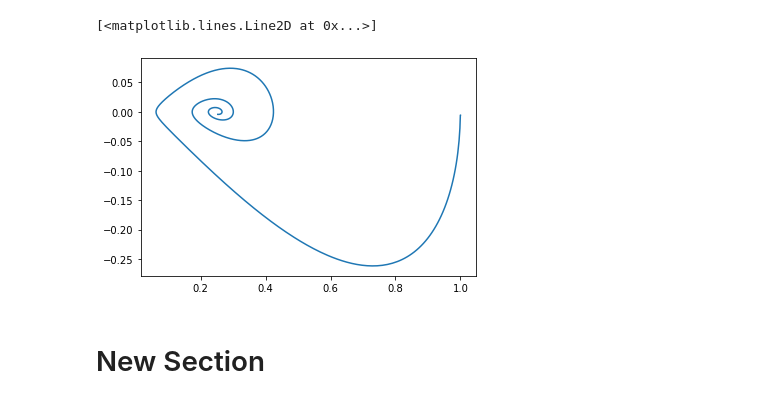
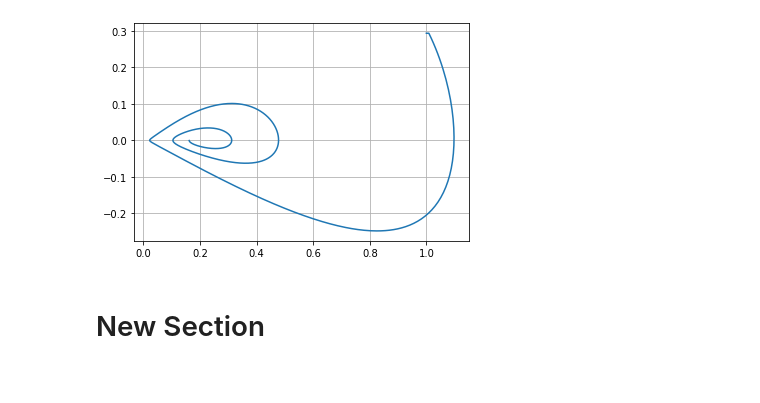
Before and after one commit to TAUforPython/nonlinear_phasepicture, a Jupyter notebook: вынужденное_движение_нелинейных_систем.ipynb, the cells around one changed output. Drawn from its saved outputs; the diff is of its cells as text; code cells hidden in the pictures.

```diff
--- a/вынужденное_движение_нелинейных_систем.ipynb
+++ b/вынужденное_движение_нелинейных_систем.ipynb
@@ -61,11 +61,11 @@ def drawPhasePortrait(args, deltaX, deltaDX, startX, stopX, startDX, stopDX, ts,
     plt.show()
 # %%
 #задаем параметры системы и начальные условия
-a = 0.25
-b = 0.5
-c = 1.0
-d = 1.0
-args=(a, b, c, d)
+a = 0.25 #темп производства (сравни с темпом оттока покупателей)
+b = 0.8 #вероятность, что товар купят
+c = 0.5 #темп оттока покупателей, когда товара нет - они уходят
+d = 0.8 #вероятность того, что за товаров вернуться и купят заново
+args = (a, b, c, d)
 Tend = 60
 
 drawPhasePortrait(args, 1, 1, 1, 10, 1, 2, ts = Tend, nt = 2000)
@@ -87,9 +101,10 @@ plt.show()
 # %%
 dxdt = DyD2y(t,sol[:, 1])
 plt.plot(sol[:, 1], dxdt)
+plt.grid()
+plt.show()
 # %% [output]
-[<matplotlib.lines.Line2D at 0x...>]
-[figure, old version]
+[figure, new version]
 # %% [markdown]
 # New Section
 # %%
```
Also changed, not shown: parts of 3 cells of this notebook.
